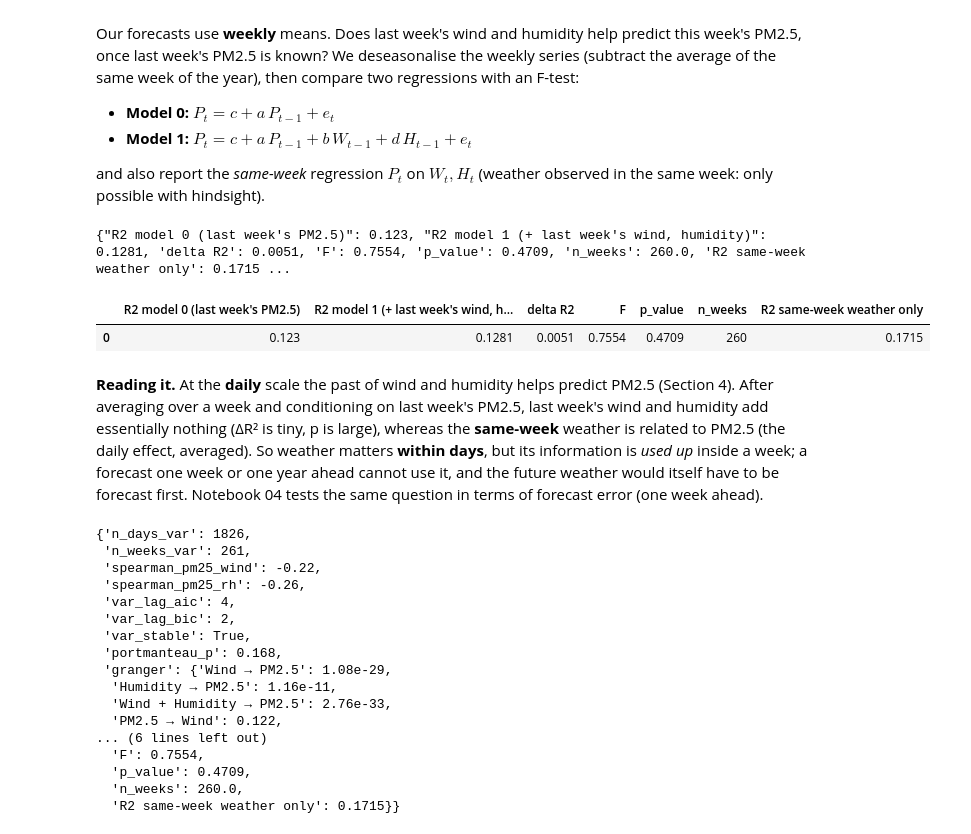
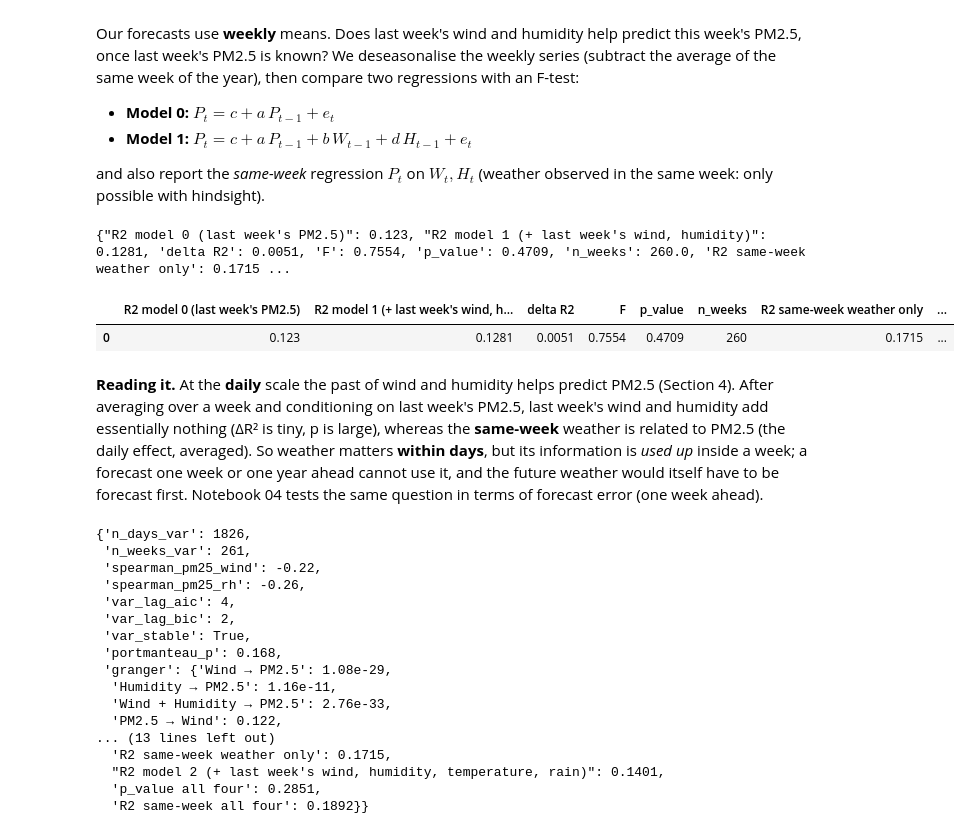
Before and after one commit to LuciferK47/PM_2.5, a Jupyter notebook: notebooks/03_var_granger.ipynb, the cells around one changed output. Drawn from its saved outputs; the diff is of its cells as text; code cells hidden in the pictures.

```diff
--- a/notebooks/03_var_granger.ipynb
+++ b/notebooks/03_var_granger.ipynb
@@ -32,7 +32,7 @@ use_style()
 daily = pd.read_csv(PROCESSED / "delhi_daily.csv", index_col="Date", parse_dates=True).asfreq("D")
 weekly = pd.read_csv(PROCESSED / "delhi_weekly.csv", index_col="Date", parse_dates=True)
 d = daily.loc[:"2019-12-31"]; w = weekly.loc[:"2019-12-29"]
-NAMES = {"wind": "Wind", "rh": "Humidity", "pm25": "PM2.5"}
+NAMES = {"wind": "Wind", "rh": "Humidity", "pm25": "PM2.5", "temp": "Temperature", "rain": "Rain"}
 key = {"n_days_var": len(d), "n_weeks_var": len(w)}
 d[["wind", "rh", "pm25", "temp", "precip"]].describe().round(1)
 # %% [output]
@@ -159,12 +159,17 @@ granger.assign(p_value=granger.p_value.map("{:.2e}".format))
 | 3 | PM2.5 → Wind | 1.82 | (4, 5427) | 1.22e-01 |
 | 4 | PM2.5 → Humidity | 0.66 | (4, 5427) | 6.17e-01 |
 # %%
-# robustness: add temperature and rain anomalies to the system (5 variables), same lag
-m5 = VAR(anom[["wind", "rh", "pm25", "temp", "rain"]]); r5 = m5.fit(p)
+# all four weather variables in one VAR (wind, humidity, temperature, rain + PM2.5), same lag: each weather variable's past
+# is tested with the past of the other three held in the model
+m5 = VAR(anom[["wind", "rh", "temp", "rain", "pm25"]]); r5 = m5.fit(p)
 rows5 = []
-for causing in ("wind", "rh"):
+for causing in ("wind", "rh", "temp", "rain"):
     t = r5.test_causality("pm25", causing, kind="f")
-    rows5.append({"direction": f"{NAMES[causing]} → PM2.5 (with temperature and rain)", "F": round(float(t.test_statistic), 2), "p_value": float(t.pvalue)})
+    rows5.append({"direction": f"{NAMES[causing]} → PM2.5 (with the other weather variables)", "F": round(float(t.test_statistic), 2), "p_value": float(t.pvalue)})
+t = r5.test_causality("pm25", ["wind", "rh", "temp", "rain"], kind="f")
+rows5.append({"direction": "All four weather variables → PM2.5", "F": round(float(t.test_statistic), 2), "p_value": float(t.pvalue)})
+t = r5.test_causality(["wind", "rh", "temp", "rain"], "pm25", kind="f")
+rows5.append({"direction": "PM2.5 → all four weather variables", "F": round(float(t.test_statistic), 2), "p_value": float(t.pvalue)})
 rob = pd.DataFrame(rows5); rob.to_csv(RESULTS / "granger_var_controls.csv", index=False)
 key["granger_controls"] = {r["direction"]: r["p_value"] for r in rows5}
 rob.assign(p_value=rob.p_value.map("{:.2e}".format))
@@ -187,24 +196,29 @@ We deseasonalise the weekly series (subtract the average of the same week of the
 
 and also report the *same-week* regression $P_t$ on $W_t, H_t$ (weather observed in the same week: only possible with hindsight).
 # %%
-wk = w[["log_pm25", "wind", "rh"]].copy()
+wk = w[["log_pm25", "wind", "rh", "temp", "precip"]].copy()
 wk_an = wk - wk.groupby(week_index(wk.index)).transform("mean").to_numpy()
 L = pd.concat([wk_an["log_pm25"].shift(1), wk_an["wind"].shift(1), wk_an["rh"].shift(1)], axis=1, keys=["pm25_l1", "wind_l1", "rh_l1"])
-dfm = pd.concat([wk_an["log_pm25"].rename("pm25"), L, wk_an[["wind", "rh"]]], axis=1).dropna()
+L4 = pd.concat([wk_an["temp"].shift(1), wk_an["precip"].shift(1)], axis=1, keys=["temp_l1", "rain_l1"])
+dfm = pd.concat([wk_an["log_pm25"].rename("pm25"), L, L4, wk_an[["wind", "rh"]], wk_an[["temp", "precip"]].rename(columns={"precip": "rain"})], axis=1).dropna()
 m0 = sm.OLS(dfm["pm25"], sm.add_constant(dfm[["pm25_l1"]])).fit()
 m1 = sm.OLS(dfm["pm25"], sm.add_constant(dfm[["pm25_l1", "wind_l1", "rh_l1"]])).fit()
 ftest = m1.compare_f_test(m0)                       # (F, p, df_diff)
 same = sm.OLS(dfm["pm25"], sm.add_constant(dfm[["wind", "rh"]])).fit()
+m2 = sm.OLS(dfm["pm25"], sm.add_constant(dfm[["pm25_l1", "wind_l1", "rh_l1", "temp_l1", "rain_l1"]])).fit()
+ftest2 = m2.compare_f_test(m0)
+same4 = sm.OLS(dfm["pm25"], sm.add_constant(dfm[["wind", "rh", "temp", "rain"]])).fit()
 nested = pd.DataFrame({"R2 model 0 (last week's PM2.5)": [m0.rsquared], "R2 model 1 (+ last week's wind, humidity)": [m1.rsquared],
                        "delta R2": [m1.rsquared - m0.rsquared], "F": [ftest[0]], "p_value": [ftest[1]], "n_weeks": [len(dfm)],
-                       "R2 same-week weather only": [same.rsquared]})
+                       "R2 same-week weather only": [same.rsquared],
+                       "R2 model 2 (+ last week's wind, humidity, temperature, rain)": [m2.rsquared], "p_value all four": [ftest2[1]], "R2 same-week all four": [same4.rsquared]})
 nested.round(4).to_csv(RESULTS / "weekly_lag_nested.csv", index=False)
 key["weekly_nested"] = {k: round(float(v), 4) for k, v in nested.iloc[0].items()}
 print(key["weekly_nested"]); nested.round(4)
 # %% [output]
 {"R2 model 0 (last week's PM2.5)": 0.123, "R2 model 1 (+ last week's wind, humidity)": 0.1281, 'delta R2': 0.0051, 'F': 0.7554, 'p_value': 0.4709, 'n_weeks': 260.0, 'R2 same-week weather only': 0.1715 ...
-|  | R2 model 0 (last week's PM2.5) | R2 model 1 (+ last week's wind, h... | delta R2 | F | p_value | n_weeks | R2 same-week weather only |
-| 0 | 0.123 | 0.1281 | 0.0051 | 0.7554 | 0.4709 | 260 | 0.1715 |
+|  | R2 model 0 (last week's PM2.5) | R2 model 1 (+ last week's wind, h... | delta R2 | F | p_value | n_weeks | R2 same-week weather only | ... |
+| 0 | 0.123 | 0.1281 | 0.0051 | 0.7554 | 0.4709 | 260 | 0.1715 | ... |
 # %% [markdown]
 **Reading it.** At the **daily** scale the past of wind and humidity helps predict PM2.5 (Section 4). After averaging over a week and
 conditioning on last week's PM2.5, last week's wind and humidity add essentially nothing (ΔR² is tiny, p is large), whereas the **same-week**
@@ -229,8 +243,8 @@ key
   'Humidity → PM2.5': 1.16e-11,
   'Wind + Humidity → PM2.5': 2.76e-33,
   'PM2.5 → Wind': 0.122,
-... (6 lines left out)
-  'F': 0.7554,
-  'p_value': 0.4709,
-  'n_weeks': 260.0,
-  'R2 same-week weather only': 0.1715}}
+... (13 lines left out)
+  'R2 same-week weather only': 0.1715,
+  "R2 model 2 (+ last week's wind, humidity, temperature, rain)": 0.1401,
+  'p_value all four': 0.2851,
+  'R2 same-week all four': 0.1892}}
```
Also changed, not shown: parts of 2 cells of this notebook, 25 other files.
